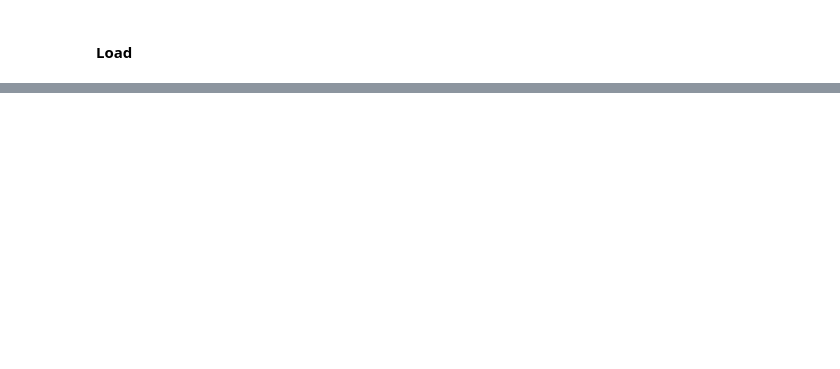
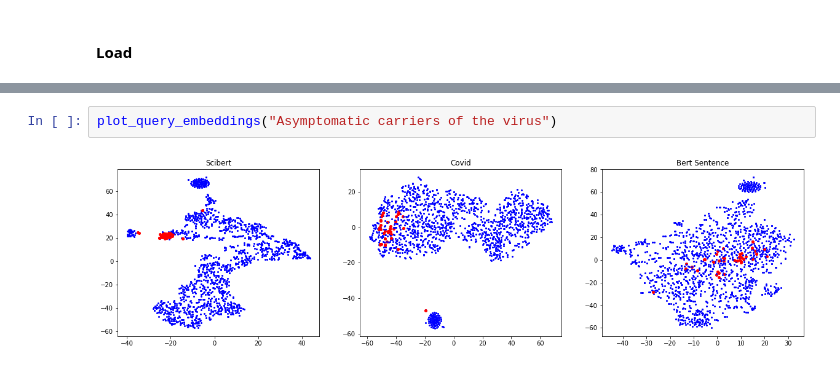
Before and after one commit to AndrejIvanov1/covid-19-challenge, a Jupyter notebook: Embeddings.ipynb, the cells around one changed output, grey strips where cells are left out. Drawn from its saved outputs; the diff is of its cells as text; blank space fills up the shorter version.

```diff
--- a/Embeddings.ipynb
+++ b/Embeddings.ipynb
@@ -266,0 +225,4 @@ plt.scatter(result[:, 0], result[:, 1])
+# %%
+plot_query_embeddings("Asymptomatic carriers of the virus")
+# %% [output]
+[figure, added]
```
Also changed, not shown: parts of 28 cells of this notebook.
